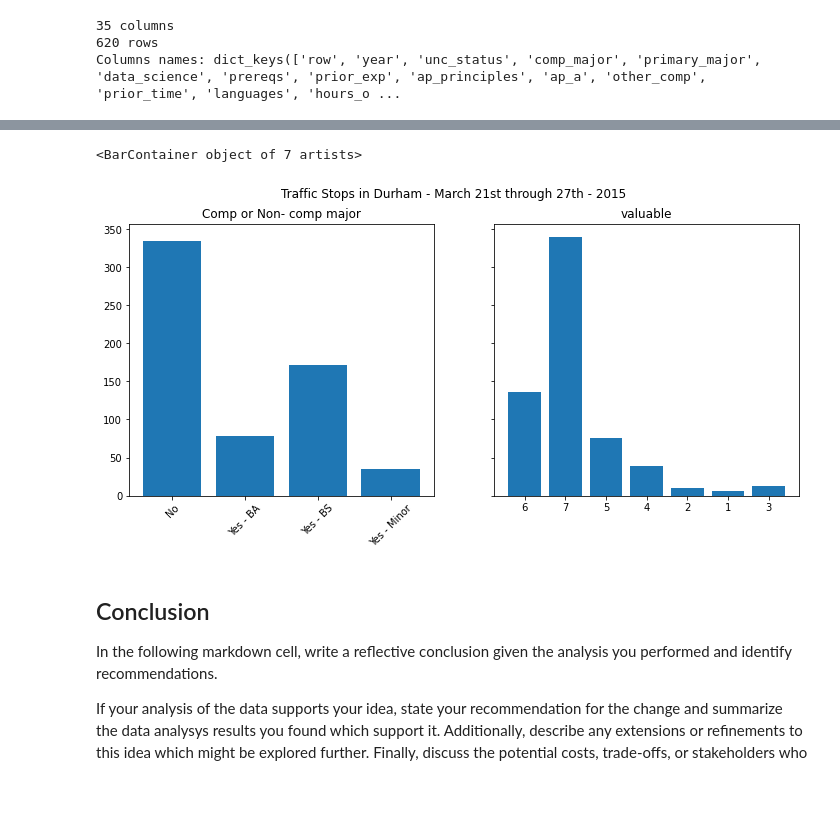
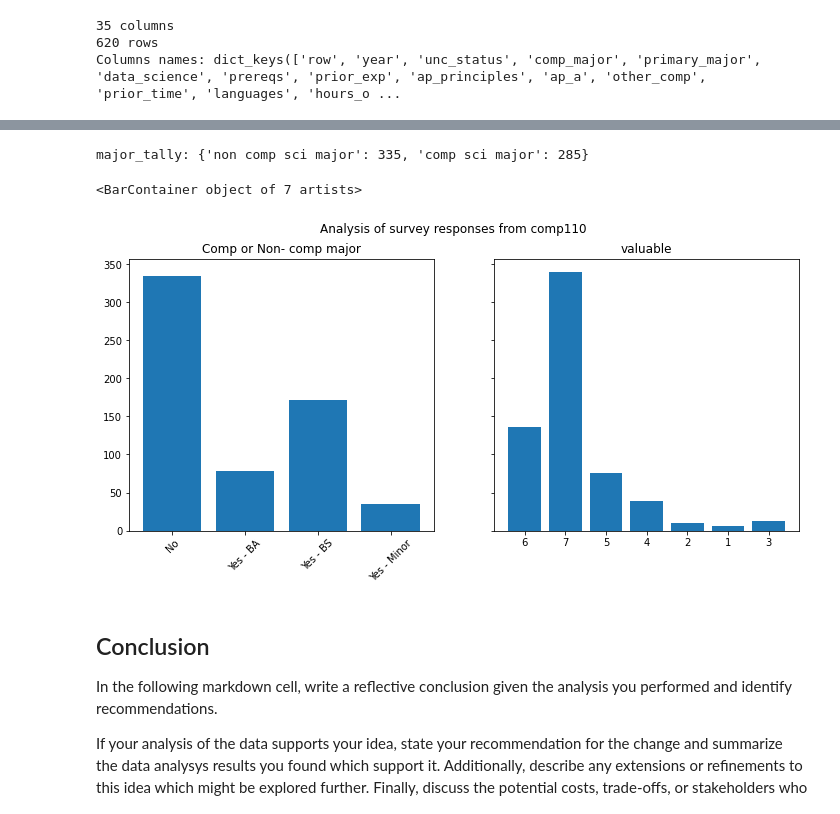
Before and after one commit to annyaa/comp110-22s-workspace, a Jupyter notebook: exercises/ex08/analysis.ipynb, the cells around one changed output, grey strips where cells are left out. Saved outputs shown, nothing was run; the diff lists cells and outputs as text; code cells hidden in the pictures.

```diff
--- a/exercises/ex08/analysis.ipynb
+++ b/exercises/ex08/analysis.ipynb
@@ -193,7 +199,7 @@ I am implementing the select function below. The purpose of this is to enable me
 # %%
 from data_utils import select
 
-selected_data: dict[str, list[str]] = select(data_cols, ["valuable", "understanding"])
+selected_data: dict[str, list[str]] = select(data_cols, ["comp_major", "primary_major", "valuable", "understanding", "would_recommend", "interesting"])
 
 tabulate(head(selected_data, 10), selected_data.keys(), "html")
 # %% [output]
@@ -296,19 +262,27 @@ Define and use at least one helper function of your own design. One idea is a fu
+# %%
+from data_utils import filter_analysis
+
+major_tally: dict[str, int] = filter_analysis(data_rows, "comp_major", "No")
+
+print(f"major_tally: {major_tally}")
+# %% [output]
+major_tally: {'non comp sci major': 335, 'comp sci major': 285}
 # %%
 from matplotlib import pyplot as plt
 
 fig, axes = plt.subplots(1, 2, figsize=(12, 5), sharey=True)
-fig.suptitle("Traffic Stops in Durham - March 21st through 27th - 2015")
+fig.suptitle("Analysis of survey responses from comp110")
 
 
 axes[0].set_title("Comp or Non- comp major")
 axes[0].bar(comp_major_counts.keys(), comp_major_counts.values())
 axes[0].tick_params(axis='x', labelrotation = 45)
 
 axes[1].set_title("valuable")
 axes[1].bar(valuable_counts.keys(), valuable_counts.values())
 # %% [output]
 <BarContainer object of 7 artists>
-[figure, old version]
+[figure, new version]
 # %% [markdown]
 ## Conclusion
 
```
Also changed, not shown: parts of 22 cells of this notebook, 1 other file.
